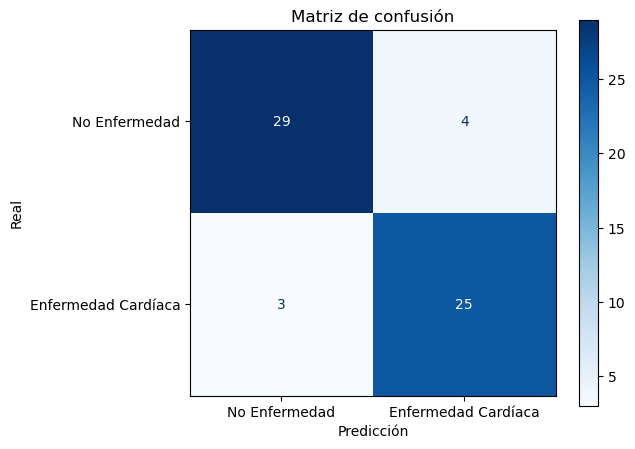
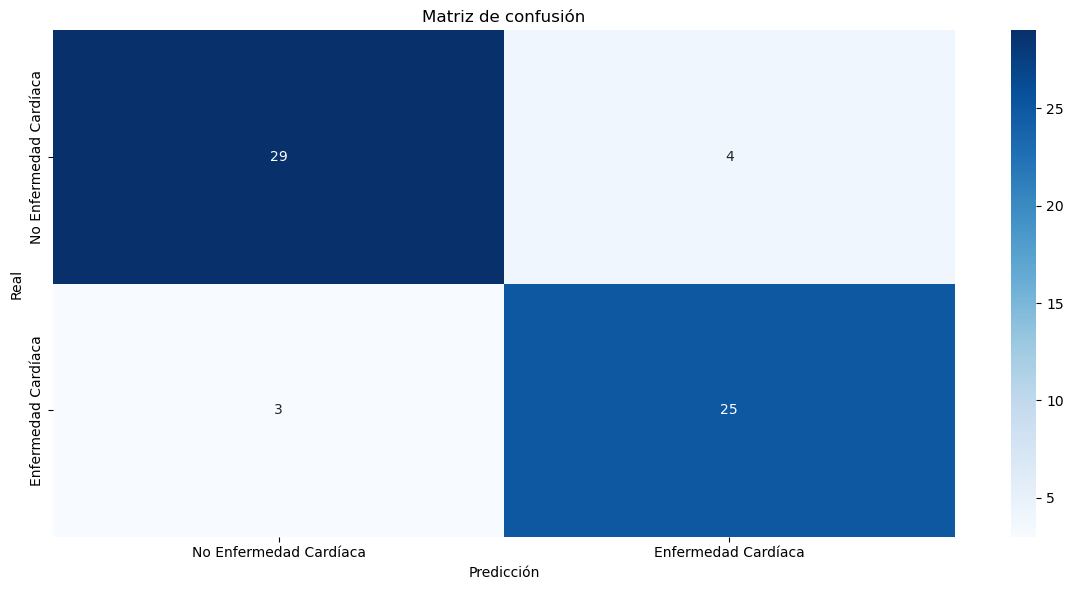
Code edit (unified diff) that turned the first committed figure into the second:
--- before
+++ after
@@ -1,3 +1,2 @@
-from sklearn.metrics import confusion_matrix, ConfusionMatrixDisplay
 y_pred = pipeline_logreg_cv.predict(X_test)
 y_pred_proba = pipeline_logreg_cv.predict_proba(X_test)[:, 1]
@@ -15,7 +14,7 @@
 
 cm = confusion_matrix(y_test, y_pred)
-disp = ConfusionMatrixDisplay(confusion_matrix=cm, 
-                             display_labels=['No Enfermedad', 'Enfermedad Cardíaca'])
-disp.plot(cmap='Blues')
+plt.figure(figsize=(12, 6))
+sns.heatmap(cm, annot=True, fmt="d", cmap="Blues", xticklabels=["No Enfermedad Cardíaca","Enfermedad Cardíaca"], 
+            yticklabels=["No Enfermedad Cardíaca","Enfermedad Cardíaca"])
 plt.xlabel("Predicción")
 plt.ylabel("Real")
@@ -23,4 +22,5 @@
 plt.tight_layout()
 plt.show()
+
 
 fpr, tpr, _ = roc_curve(y_test, y_pred_proba)

Commit: Update